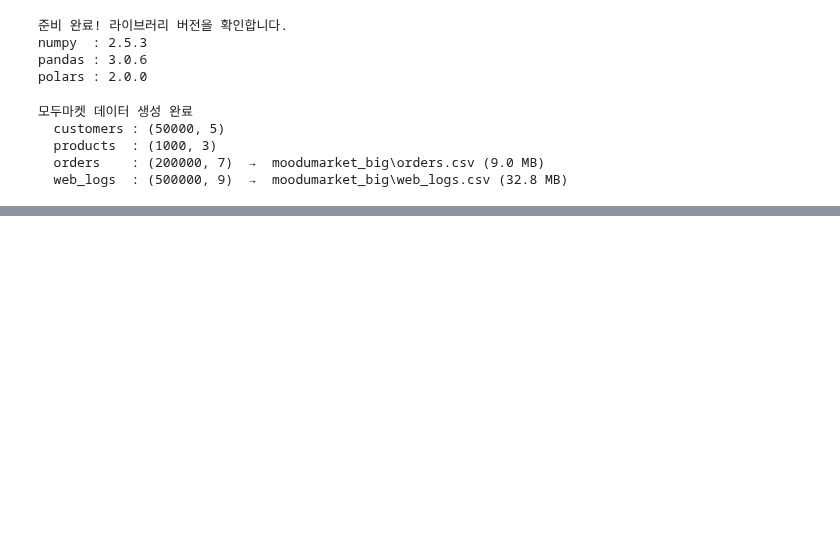
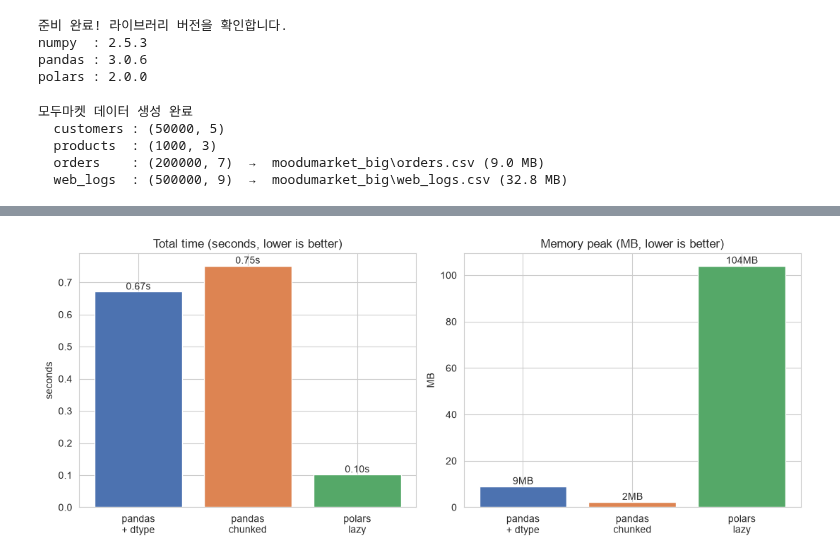
Before and after one commit to lyn6702/DI, a Jupyter notebook: modulabs/d7.ipynb, the cells around one changed output, grey strips where cells are left out. Drawn from its saved outputs; the diff is of its cells as text; code cells hidden in the pictures; blank space fills up the shorter version.

```diff
--- a/modulabs/d7.ipynb
+++ b/modulabs/d7.ipynb
@@ -302,0 +314,26 @@ ModuleNotFoundError: pa.Table requires 'pyarrow' module to be installed
+# %%
+# ─────────────────────────────────────────────
+# [도식] 세 가지 방식의 시간·메모리 비교
+# ─────────────────────────────────────────────
+methods = ["pandas\n+ dtype", "pandas\nchunked", "polars\nlazy"]
+times = [elapsed_pd_full, elapsed_chunk_full, elapsed_pl_full]
+peaks = [peak_pd_full, peak_chunk_full, peak_pl_full]
+
+fig, axes = plt.subplots(1, 2, figsize=(11, 4.5))
+
+bars0 = axes[0].bar(methods, times, color=["#4C72B0", "#DD8452", "#55A868"])
+axes[0].set_title("Total time (seconds, lower is better)")
+axes[0].set_ylabel("seconds")
+for i, v in enumerate(times):
+    axes[0].text(i, v, f"{v:.2f}s", ha="center", va="bottom")
+
+bars1 = axes[1].bar(methods, peaks, color=["#4C72B0", "#DD8452", "#55A868"])
+axes[1].set_title("Memory peak (MB, lower is better)")
+axes[1].set_ylabel("MB")
+for i, v in enumerate(peaks):
+    axes[1].text(i, v, f"{v:.0f}MB", ha="center", va="bottom")
+
+plt.tight_layout()
+plt.show()
+# %% [output]
+[figure, added]
```
Also changed, not shown: parts of 4 cells of this notebook, 5 other files.
